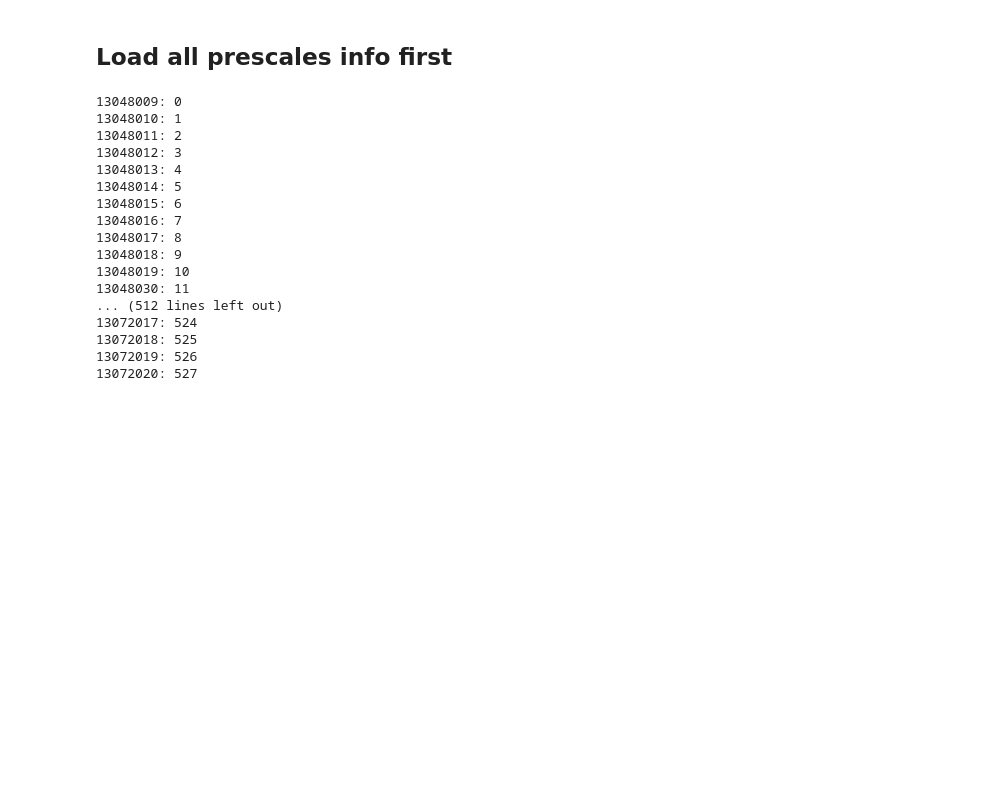
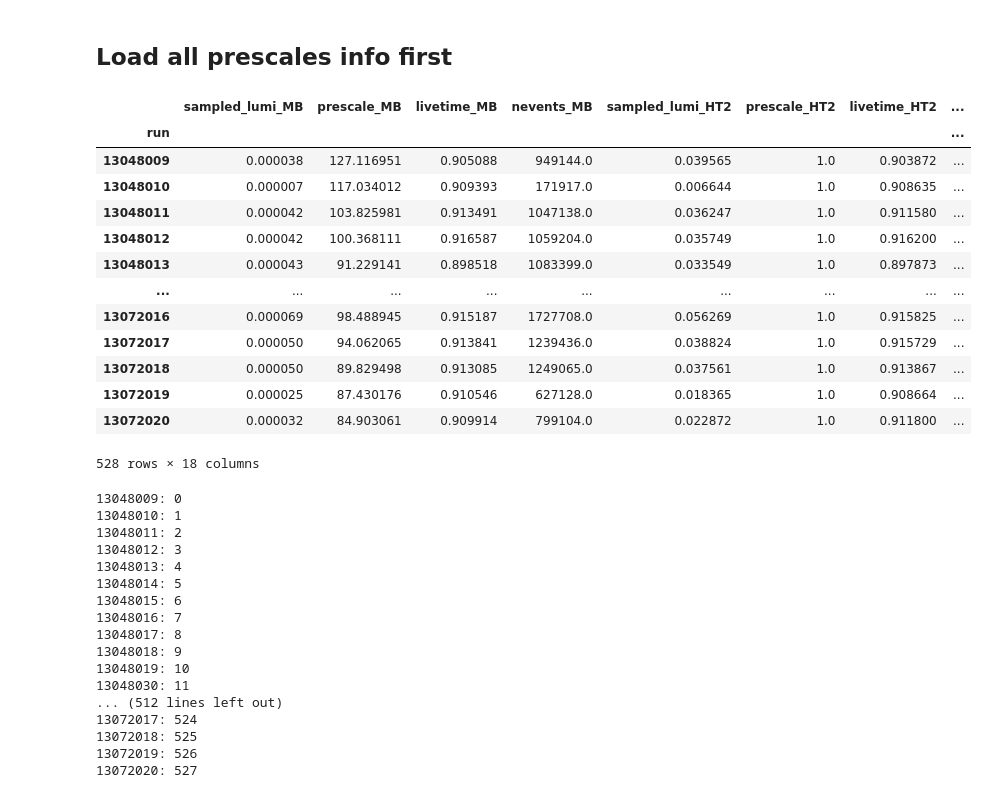
Before and after one commit to aprozo/jets_pp_2012, a Jupyter notebook: macros/ana/ana_temp.ipynb, the cells around one changed output. Saved outputs shown, nothing was run; the diff lists cells and outputs as text; code cells hidden in the pictures; blank space fills up the shorter version.

```diff
--- a/macros/ana/ana_temp.ipynb
+++ b/macros/ana/ana_temp.ipynb
@@ -42,6 +24,23 @@ for trigger in triggers:
     lumi[f'prescale_MB_over_{trigger}'] = lumi[f'prescale_MB'] / lumi[f'prescale_{trigger}']
     lumi[f'livetime_{trigger}_over_MB'] = lumi[f'livetime_{trigger}'] / lumi[f'livetime_MB']
     lumi[f'nevents_MB_over_{trigger}'] = lumi[f'nevents_MB'] / lumi[f'nevents_{trigger}']
+# %%
+lumi
+# %% [output]
+|  | sampled_lumi_MB | prescale_MB | livetime_MB | nevents_MB | sampled_lumi_HT2 | prescale_HT2 | livetime_HT2 | ... |
+| run |  |  |  |  |  |  |  | ... |
+| 13048009 | 0.000038 | 127.116951 | 0.905088 | 949144.0 | 0.039565 | 1.0 | 0.903872 | ... |
+| 13048010 | 0.000007 | 117.034012 | 0.909393 | 171917.0 | 0.006644 | 1.0 | 0.908635 | ... |
+| 13048011 | 0.000042 | 103.825981 | 0.913491 | 1047138.0 | 0.036247 | 1.0 | 0.911580 | ... |
+| 13048012 | 0.000042 | 100.368111 | 0.916587 | 1059204.0 | 0.035749 | 1.0 | 0.916200 | ... |
+| 13048013 | 0.000043 | 91.229141 | 0.898518 | 1083399.0 | 0.033549 | 1.0 | 0.897873 | ... |
+| ... | ... | ... | ... | ... | ... | ... | ... | ... |
+| 13072016 | 0.000069 | 98.488945 | 0.915187 | 1727708.0 | 0.056269 | 1.0 | 0.915825 | ... |
+| 13072017 | 0.000050 | 94.062065 | 0.913841 | 1239436.0 | 0.038824 | 1.0 | 0.915729 | ... |
+| 13072018 | 0.000050 | 89.829498 | 0.913085 | 1249065.0 | 0.037561 | 1.0 | 0.913867 | ... |
+| 13072019 | 0.000025 | 87.430176 | 0.910546 | 627128.0 | 0.018365 | 1.0 | 0.908664 | ... |
+| 13072020 | 0.000032 | 84.903061 | 0.909914 | 799104.0 | 0.022872 | 1.0 | 0.911800 | ... |
+528 rows × 18 columns
 # %%
 # create a translatein map that enumerates runs
 run_map = {run: i for i, run in enumerate(lumi.index.tolist())}
```
Also changed, not shown: parts of 9 cells of this notebook, 5 other files.
